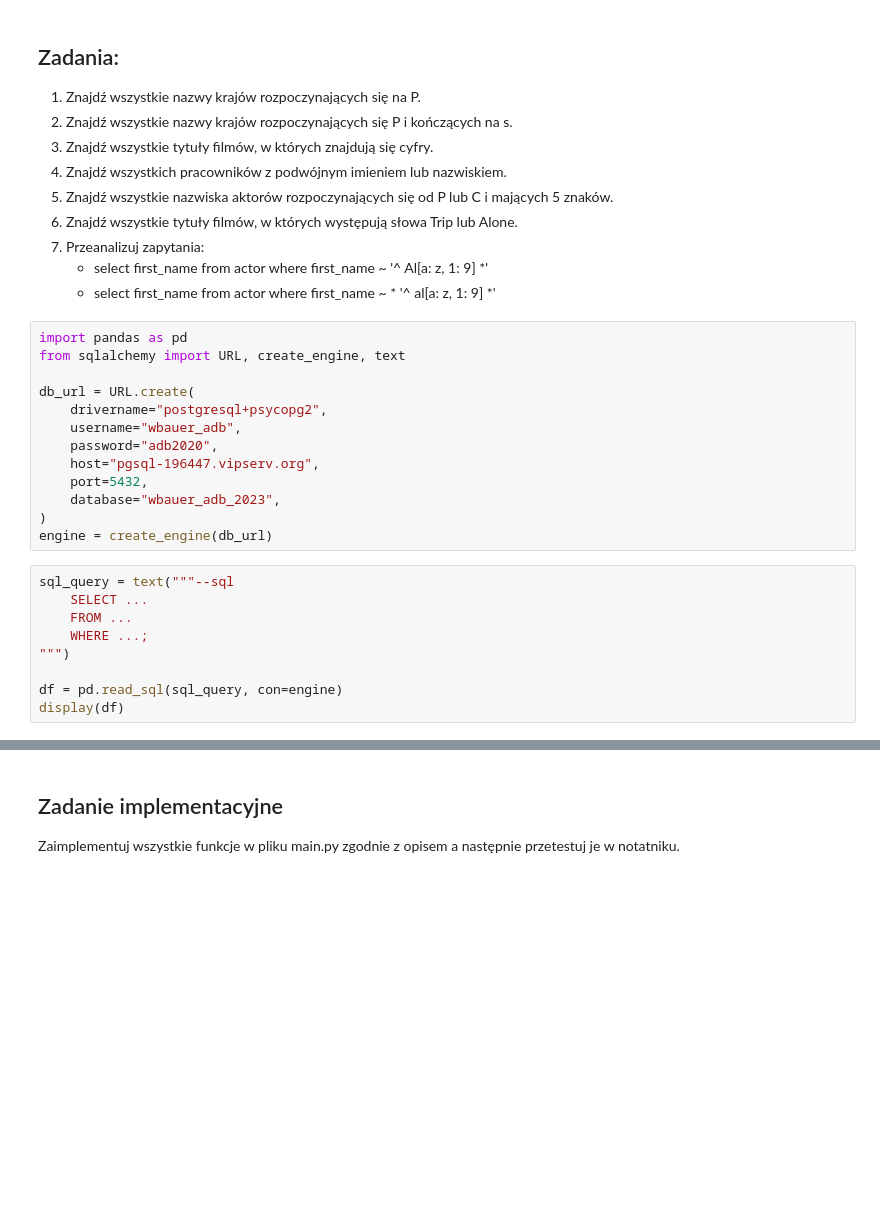
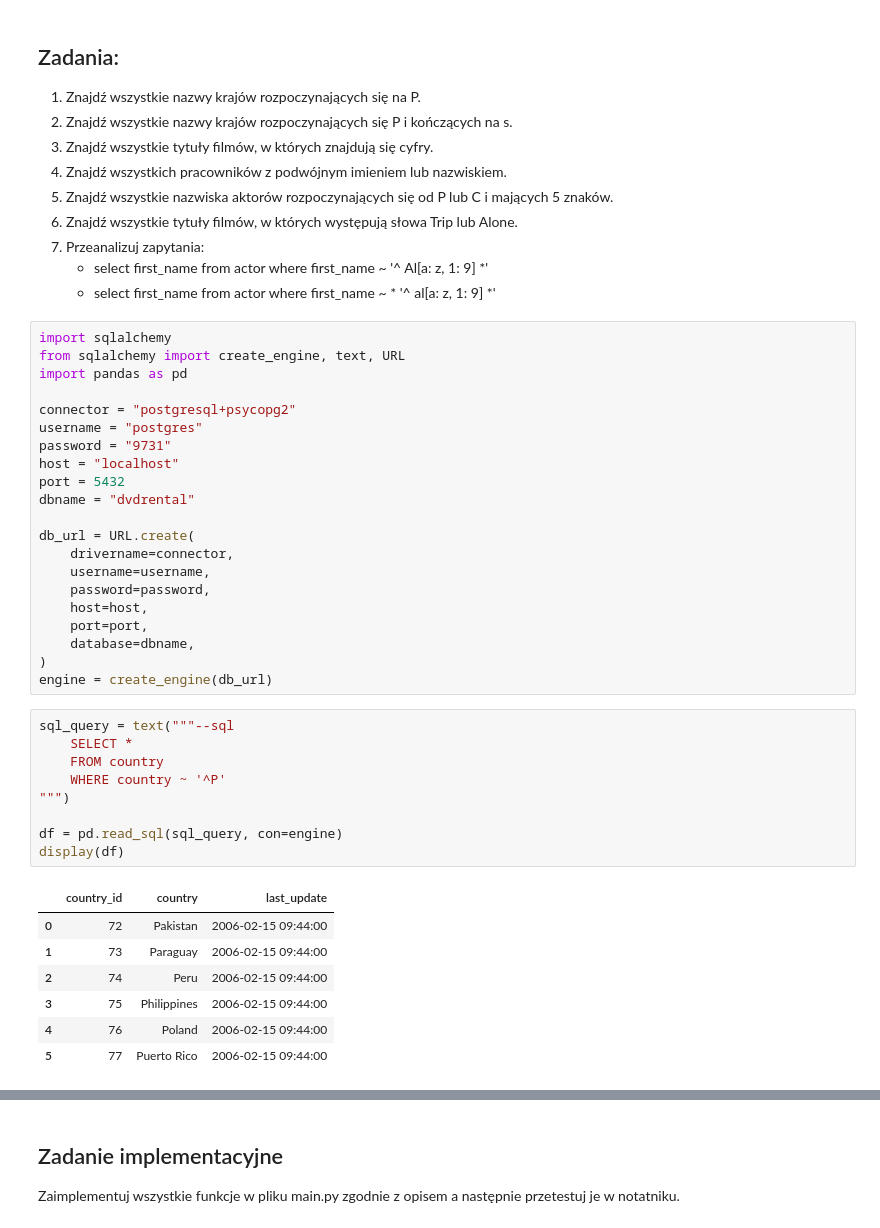
Before and after one commit to mayyyk/databases_labs, a Jupyter notebook: lab_4-sql-posix/sprawozdanie.ipynb, the cells around one changed output, grey strips where cells are left out. Cells and saved outputs as stored; diff of their text form; blank space fills up the shorter version.

```diff
--- a/lab_4-sql-posix/sprawozdanie.ipynb
+++ b/lab_4-sql-posix/sprawozdanie.ipynb
@@ -175,25 +175,41 @@ Poza funkcją dopasowania w PostgreSQL istnieje również szereg funkcji predefi
 7. Przeanalizuj zapytania:
 	- select first_name from actor where first_name ~ '^ Al\[a: z, 1: 9\] *'
 	- select first_name from actor where first_name ~ * '^ al\[a: z, 1: 9\] *'
-# %%
-import pandas as pd
-from sqlalchemy import URL, create_engine, text
-
-db_url = URL.create(
-    drivername="postgresql+psycopg2",
-    username="wbauer_adb",
-    password="adb2020",
-    host="pgsql-196447.vipserv.org",
-    port=5432,
-    database="wbauer_adb_2023",
-)
-engine = create_engine(db_url)
+# %%
+import sqlalchemy
+from sqlalchemy import create_engine, text, URL
+import pandas as pd
+
+connector = "postgresql+psycopg2"
+username = "postgres"
+password = "9731"
+host = "localhost"
+port = 5432
+dbname = "dvdrental"
+
+db_url = URL.create(
+    drivername=connector,
+    username=username,
+    password=password,
+    host=host,
+    port=port,
+    database=dbname,
+)
+engine = create_engine(db_url)
 # %%
 sql_query = text("""--sql
-    SELECT ...
-    FROM ...
-    WHERE ...;
+    SELECT *
+    FROM country
+    WHERE country ~ '^P'
 """)
 
 df = pd.read_sql(sql_query, con=engine)
 display(df)
+# %% [output]
+|  | country_id | country | last_update |
+| 0 | 72 | Pakistan | 2006-02-15 09:44:00 |
+| 1 | 73 | Paraguay | 2006-02-15 09:44:00 |
+| 2 | 74 | Peru | 2006-02-15 09:44:00 |
+| 3 | 75 | Philippines | 2006-02-15 09:44:00 |
+| 4 | 76 | Poland | 2006-02-15 09:44:00 |
+| 5 | 77 | Puerto Rico | 2006-02-15 09:44:00 |
```
Also changed, not shown: parts of 10 cells of this notebook, 2 other files.
